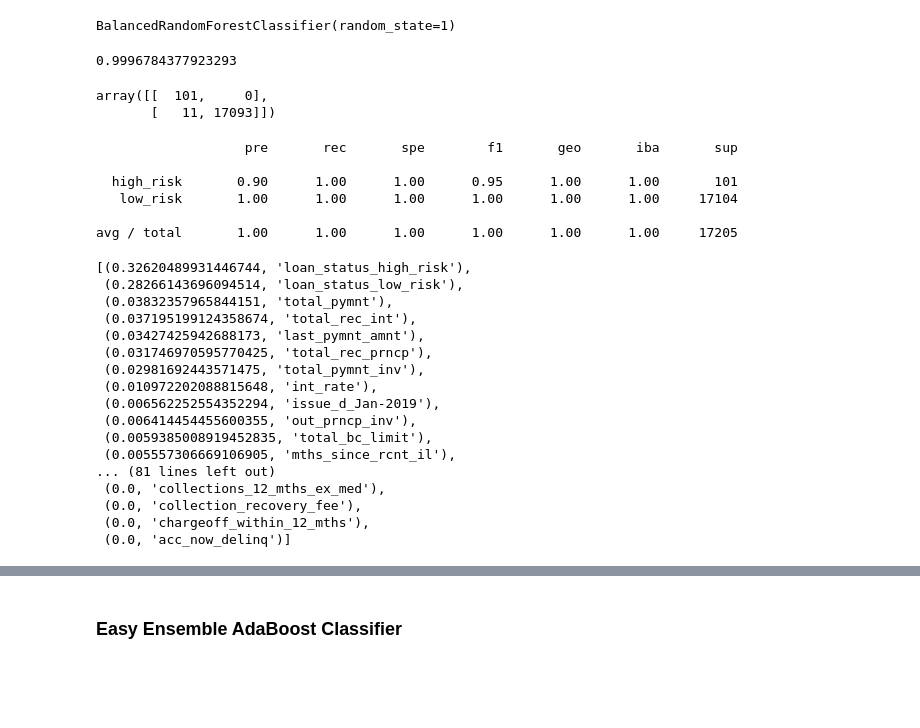
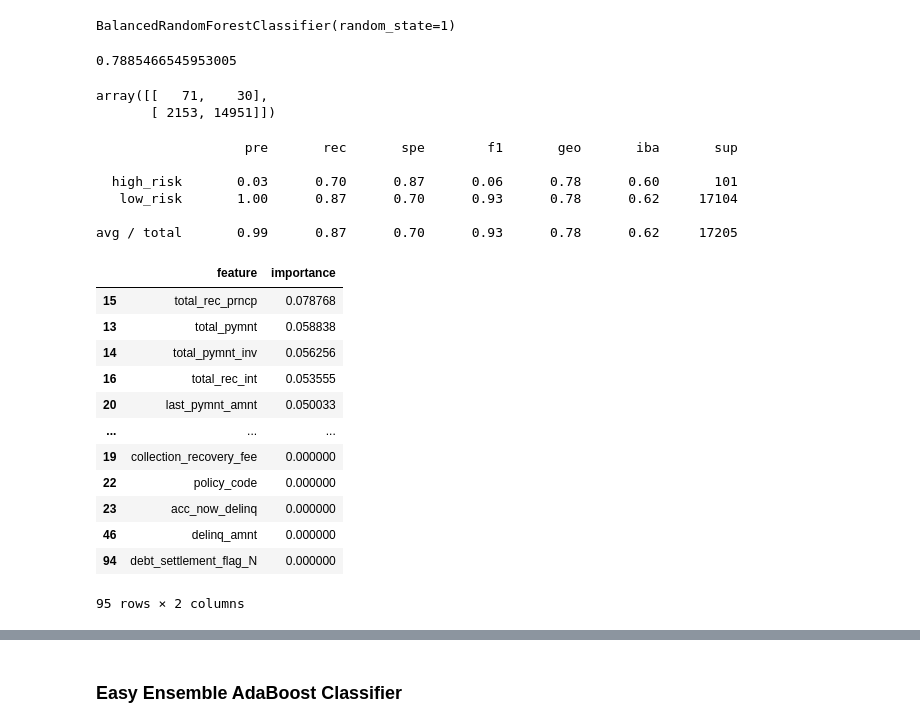
Before and after one commit to tylerc108/Credit_Risk_Analysis, a Jupyter notebook: credit_risk_ensemble.ipynb, the cells around one changed output, grey strips where cells are left out. Drawn from its saved outputs; the diff is of its cells as text; code cells hidden in the pictures; blank space fills up the shorter version.

```diff
--- a/credit_risk_ensemble.ipynb
+++ b/credit_risk_ensemble.ipynb
@@ -88,12 +119,12 @@ df.head()
 # Split the Data into Training and Testing
 # %%
 # Create our features
-X = pd.get_dummies(df)
-
+X = df.drop(columns='loan_status')
+X = pd.get_dummies(X)
 
 
 # Create our target
-y = df[target]
+y = df.loc[:, target].copy()
 # %%
 X.describe()
 # %% [output]
@@ -145,15 +176,15 @@ y_pred = brf.predict(X_test)
 
 balanced_accuracy_score(y_test, y_pred)
 # %% [output]
-0.9996784377923293
+0.7885466545953005
 # %%
 # Display the confusion matrix
 from sklearn.metrics import confusion_matrix
 
 confusion_matrix(y_test, y_pred)
 # %% [output]
-array([[  101,     0],
-       [   11, 17093]])
+array([[   71,    30],
+       [ 2153, 14951]])
 # %%
 # Print the imbalanced classification report
 from imblearn.metrics import classification_report_imbalanced
@@ -161,29 +192,27 @@ print(classification_report_imbalanced(y_test, y_pred))
 # %% [output]
                    pre       rec       spe        f1       geo       iba       sup
 
-  high_risk       0.90      1.00      1.00      0.95      1.00      1.00       101
-   low_risk       1.00      1.00      1.00      1.00      1.00      1.00     17104
+  high_risk       0.03      0.70      0.87      0.06      0.78      0.60       101
+   low_risk       1.00      0.87      0.70      0.93      0.78      0.62     17104
 
-avg / total       1.00      1.00      1.00      1.00      1.00      1.00     17205
+avg / total       0.99      0.87      0.70      0.93      0.78      0.62     17205
 # %%
 # List the features sorted in descending order by feature importance
 impor = brf.feature_importances_
-sorted(zip(impor, X.columns), reverse=True)
+cols = X.columns
+import_df = pd.DataFrame({'feature':cols,'importance':impor})
+import_df.sort_values('importance', ascending=False)
 # %% [output]
+|  | feature | importance |
+| 15 | total_rec_prncp | 0.078768 |
+| 13 | total_pymnt | 0.058838 |
+| 14 | total_pymnt_inv | 0.056256 |
+| 16 | total_rec_int | 0.053555 |
+| 20 | last_pymnt_amnt | 0.050033 |
+| ... | ... | ... |
+| 19 | collection_recovery_fee | 0.000000 |
+| 22 | policy_code | 0.000000 |
+| 23 | acc_now_delinq | 0.000000 |
+| 46 | delinq_amnt | 0.000000 |
+| 94 | debt_settlement_flag_N | 0.000000 |
-[(0.32620489931446744, 'loan_status_high_risk'),
- (0.28266143696094514, 'loan_status_low_risk'),
- (0.03832357965844151, 'total_pymnt'),
- (0.037195199124358674, 'total_rec_int'),
- (0.03427425942688173, 'last_pymnt_amnt'),
- (0.031746970595770425, 'total_rec_prncp'),
- (0.02981692443571475, 'total_pymnt_inv'),
- (0.010972202088815648, 'int_rate'),
- (0.006562252554352294, 'issue_d_Jan-2019'),
- (0.006414454455600355, 'out_prncp_inv'),
- (0.0059385008919452835, 'total_bc_limit'),
- (0.005557306669106905, 'mths_since_rcnt_il'),
-... (81 lines left out)
- (0.0, 'collections_12_mths_ex_med'),
- (0.0, 'collection_recovery_fee'),
- (0.0, 'chargeoff_within_12_mths'),
- (0.0, 'acc_now_delinq')]
+95 rows × 2 columns
```
Also changed, not shown: parts of 7 cells of this notebook, 1 other file.
